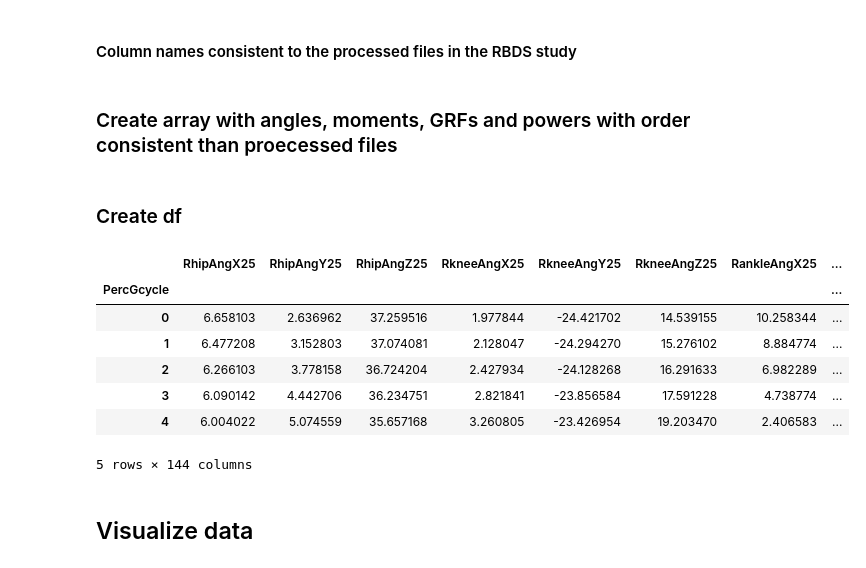
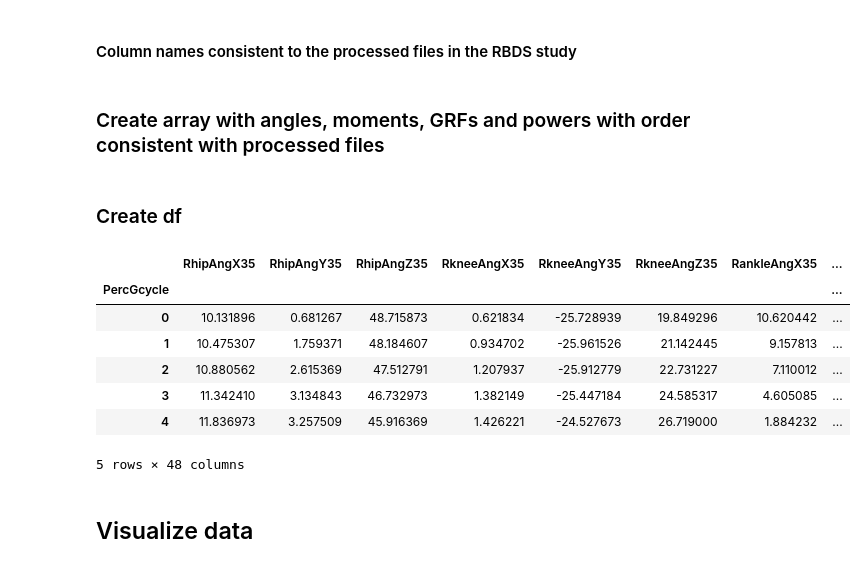
Before and after one commit to regifukuchi/BMC-RIC-running-biomechanics, a Jupyter notebook: notebooks/RBDS_processed_files.ipynb, the cells around one changed output. Drawn from its saved outputs; the diff is of its cells as text; code cells hidden in the pictures.

```diff
--- a/notebooks/RBDS_processed_files.ipynb
+++ b/notebooks/RBDS_processed_files.ipynb
@@ -13,7 +13,13 @@ import seaborn as sns
 import matplotlib.pyplot as plt
 %matplotlib notebook
 # %%
-subject = 'SUB0044'
+subject = 'SUB0043'
+side   = ['Right','Left'];
+# %%
+if subject=='SUB0042' or subject=='SUB0041':
+    speed = [25,35,45];
+else:
+    speed = [35];
 # %%
 # Import data
 pathname = r'C:\Users\Reginaldo\Documents\data\CNPq\RBDS_v2\RBA';
@@ -118,7 +97,16 @@ columns = ['RhipAngX25', 'RhipAngY25', 'RhipAngZ25', 'RkneeAngX25', 'RkneeAngY25
+# %%
+cols = ['hipAngX', 'hipAngY', 'hipAngZ', 'kneeAngX', 'kneeAngY', 'kneeAngZ',
+           'ankleAngX', 'ankleAngY', 'ankleAngZ', 'hipMomX', 'hipMomY', 'hipMomZ',
+           'kneeMomX', 'kneeMomY', 'kneeMomZ', 'ankleMomX', 'ankleMomY', 'ankleMomZ',
+           'grfX', 'grfY', 'grfZ', 'hipPow', 'kneePow', 'anklePow']
+
+# List comprehension with column labels
+columns = [side[s][0]+c+str(speed[v]) for s in range(len(side)) for v in range(len(speed)) for c in cols]
 # %% [markdown]
-### Create array with angles, moments, GRFs and powers with order consistent than proecessed files
+### Create array with angles, moments, GRFs and powers with order consistent with processed files
 # %%
-side_data = np.empty(shape=(101,72*len(side)))
+ncols_side = len(speed)*((len(joints)*len(direction)+len(joints)*len(direction))+len(direction)+len(joints))
+side_data = np.empty(shape=(101,ncols_side*len(side)))
 for s, sid in enumerate(side):
     speed_data = np.empty(shape=(101,24*len(speed)))
     for v, velo in enumerate(speed):
@@ -135,25 +123,26 @@ for s, sid in enumerate(side):
             grfs[:,j] = grfs_data[:, v, s, j, 0] # GRFs
 
         speed_data[:, 24*v:24*(v+1)] = np.hstack([angs, moms, grfs, pows])
-    side_data[:, 72*s:72*(s+1)] = speed_data
+    side_data[:, ncols_side*s:ncols_side*(s+1)] = speed_data
 # %% [markdown]
 ### Create df
 # %%
 df_rbds = pd.DataFrame(data=side_data, columns=columns).round(6)
 df_rbds['PercGcycle'] = list(range(0,101))
 df_rbds.set_index('PercGcycle', inplace=True)
 # Export to txt
-df_rbds.to_csv(os.path.join(r'../data',subject+'processed.txt'), sep='\t')
+path_D = r'C:\Users\Reginaldo\Documents\data\CNPq\RBDS_v2\Figshare_update'
+df_rbds.to_csv(os.path.join(path_D,'RBDS0'+subject[-2:]+'processed.txt'), sep='\t')
 df_rbds.head()
 # %% [output]
-|  | RhipAngX25 | RhipAngY25 | RhipAngZ25 | RkneeAngX25 | RkneeAngY25 | RkneeAngZ25 | RankleAngX25 | ... |
+|  | RhipAngX35 | RhipAngY35 | RhipAngZ35 | RkneeAngX35 | RkneeAngY35 | RkneeAngZ35 | RankleAngX35 | ... |
 | PercGcycle |  |  |  |  |  |  |  | ... |
-| 0 | 6.658103 | 2.636962 | 37.259516 | 1.977844 | -24.421702 | 14.539155 | 10.258344 | ... |
-| 1 | 6.477208 | 3.152803 | 37.074081 | 2.128047 | -24.294270 | 15.276102 | 8.884774 | ... |
-| 2 | 6.266103 | 3.778158 | 36.724204 | 2.427934 | -24.128268 | 16.291633 | 6.982289 | ... |
-| 3 | 6.090142 | 4.442706 | 36.234751 | 2.821841 | -23.856584 | 17.591228 | 4.738774 | ... |
-| 4 | 6.004022 | 5.074559 | 35.657168 | 3.260805 | -23.426954 | 19.203470 | 2.406583 | ... |
+| 0 | 10.131896 | 0.681267 | 48.715873 | 0.621834 | -25.728939 | 19.849296 | 10.620442 | ... |
+| 1 | 10.475307 | 1.759371 | 48.184607 | 0.934702 | -25.961526 | 21.142445 | 9.157813 | ... |
+| 2 | 10.880562 | 2.615369 | 47.512791 | 1.207937 | -25.912779 | 22.731227 | 7.110012 | ... |
+| 3 | 11.342410 | 3.134843 | 46.732973 | 1.382149 | -25.447184 | 24.585317 | 4.605085 | ... |
+| 4 | 11.836973 | 3.257509 | 45.916369 | 1.426221 | -24.527673 | 26.719000 | 1.884232 | ... |
-5 rows × 144 columns
+5 rows × 48 columns
 # %% [markdown]
 ## Visualize data
 # %%
```
Also changed, not shown: parts of 2 cells of this notebook, 1 other file.
